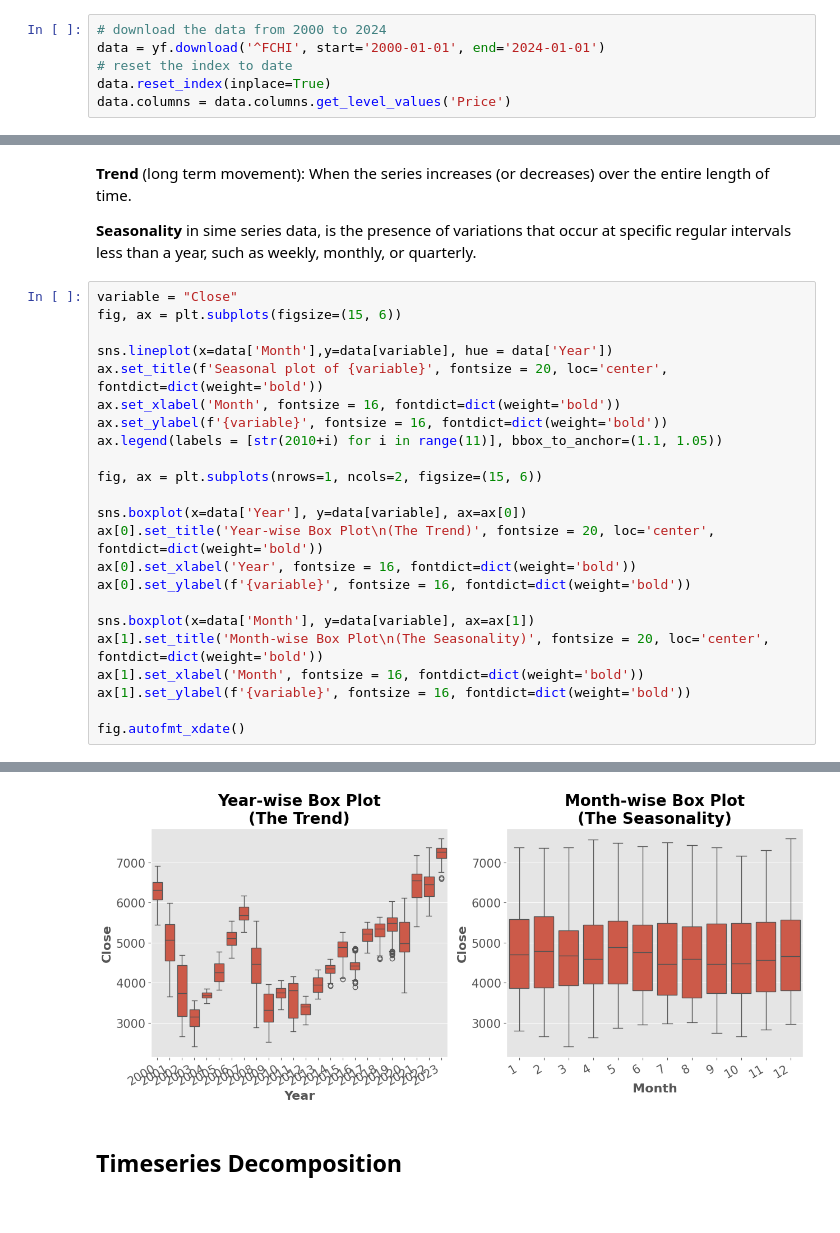
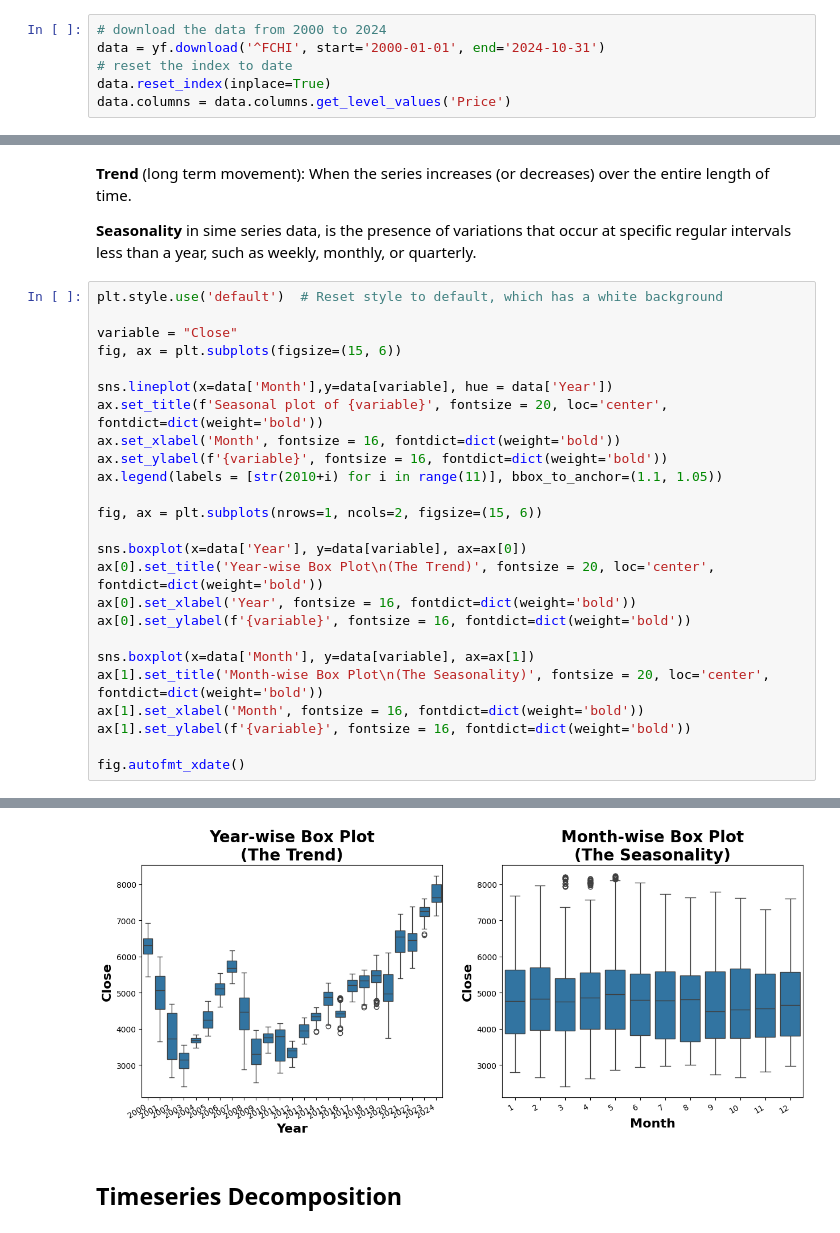
Before and after one commit to mathis-blln/projet_STA, a Jupyter notebook: Descriptive_analysis.ipynb, the cells around one changed output, grey strips where cells are left out. Drawn from its saved outputs; the diff is of its cells as text.

```diff
--- a/Descriptive_analysis.ipynb
+++ b/Descriptive_analysis.ipynb
@@ -26,7 +26,7 @@ import warnings
 warnings.filterwarnings('ignore')
 # %%
 # download the data from 2000 to 2024
-data = yf.download('^FCHI', start='2000-01-01', end='2024-01-01')
+data = yf.download('^FCHI', start='2000-01-01', end='2024-10-31')
 # reset the index to date
 data.reset_index(inplace=True)
 data.columns = data.columns.get_level_values('Price')
@@ -146,6 +264,8 @@ fig.show()
 
 **Seasonality** in sime series data, is the presence of variations that occur at specific regular intervals less than a year, such as weekly, monthly, or quarterly.
 # %%
+plt.style.use('default')  # Reset style to default, which has a white background
+
 variable = "Close"
 fig, ax = plt.subplots(figsize=(15, 6))
 
@@ -173,4 +293,4 @@ fig.autofmt_xdate()
-[figure, old version]
+[figure, new version]
 # %% [markdown]
 ## Timeseries Decomposition
 # %% [markdown]
```
Also changed, not shown: parts of 11 cells of this notebook, 7 other files.
